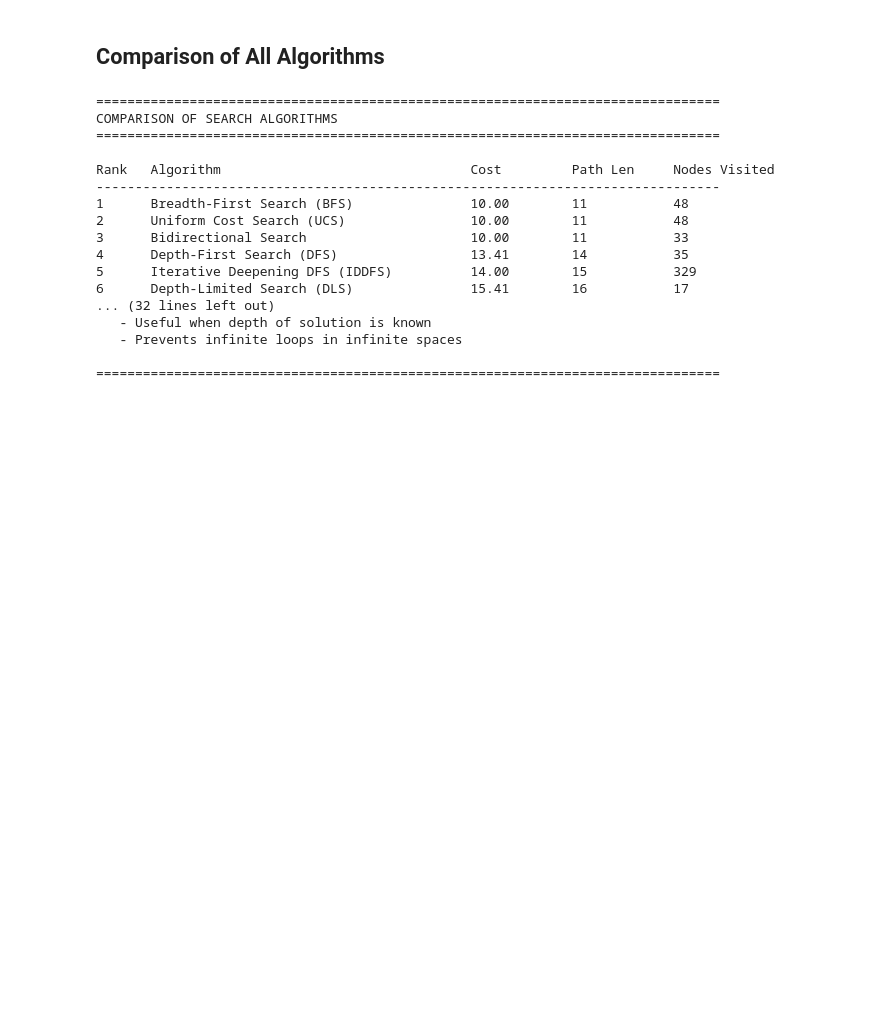
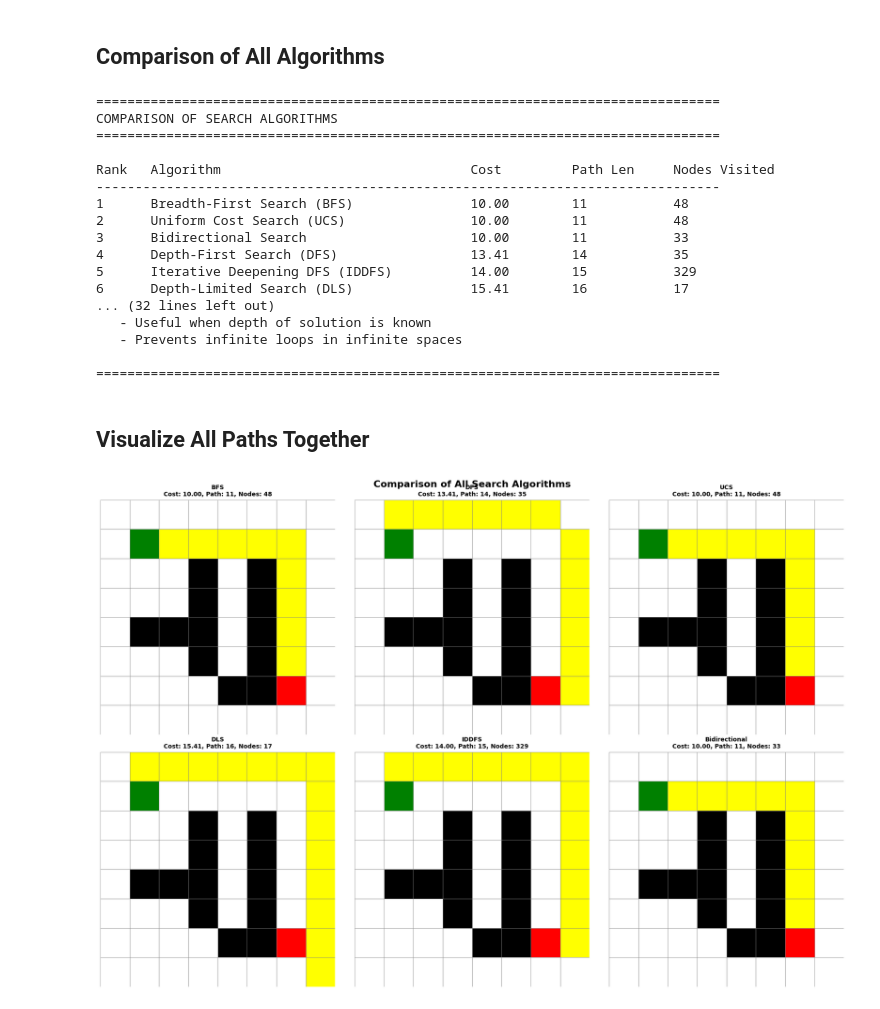
Before and after one commit to ranahusain/AIPathFinder, a Jupyter notebook: Q7.ipynb, the cells around one changed output. Drawn from its saved outputs; the diff is of its cells as text; code cells hidden in the pictures; blank space fills up the shorter version.

Commit message:
all graphs

```diff
--- a/Q7.ipynb
+++ b/Q7.ipynb
@@ -736,3 +736,64 @@ Rank   Algorithm                                Cost         Path Len     Nodes
    - Prevents infinite loops in infinite spaces
 
 ================================================================================
+# %% [markdown]
+## Visualize All Paths Together
+# %%
+# Create a comparison visualization
+fig, axes = plt.subplots(2, 3, figsize=(18, 12))
+axes = axes.flatten()
+
+algorithms = [
+    ('BFS', bfs_path, bfs_cost, bfs_nodes),
+    ('DFS', dfs_path, dfs_cost, dfs_nodes),
+    ('UCS', ucs_path, ucs_cost, ucs_nodes),
+    ('DLS', dls_path, dls_cost, dls_nodes),
+    ('IDDFS', iddfs_path, iddfs_cost, iddfs_nodes),
+    ('Bidirectional', bidir_path, bidir_cost, bidir_nodes)
+]
+
+colors = {
+    grid_world.EMPTY: 'white',
+    grid_world.WALL: 'black',
+    grid_world.START: 'green',
+    grid_world.TARGET: 'red',
+    grid_world.PATH: 'yellow'
+}
+
+for idx, (name, path, cost, nodes) in enumerate(algorithms):
+    ax = axes[idx]
+
+    # Create display grid
+    display_grid = grid_world.grid.copy()
+
+    if path:
+        # Mark path
+        for pos in path:
+            if display_grid[pos[0], pos[1]] not in [grid_world.START, grid_world.TARGET]:
+                display_grid[pos[0], pos[1]] = grid_world.PATH
+
+    # Draw grid
+    for i in range(grid_world.rows):
+        for j in range(grid_world.cols):
+            color = colors[display_grid[i, j]]
+            rect = Rectangle((j, grid_world.rows - 1 - i), 1, 1,
+                           facecolor=color, edgecolor='gray', linewidth=0.5)
+            ax.add_patch(rect)
+
+    ax.set_xlim(0, grid_world.cols)
+    ax.set_ylim(0, grid_world.rows)
+    ax.set_aspect('equal')
+
+    if path:
+        ax.set_title(f"{name}\nCost: {cost:.2f}, Path: {len(path)}, Nodes: {nodes}",
+                    fontweight='bold', fontsize=10)
+    else:
+        ax.set_title(f"{name}\nNo path found", fontweight='bold', fontsize=10)
+
+    ax.axis('off')
+
+plt.tight_layout()
+plt.suptitle('Comparison of All Search Algorithms', fontsize=16, fontweight='bold', y=1.00)
+plt.show()
+# %% [output]
+[figure, added]
```
